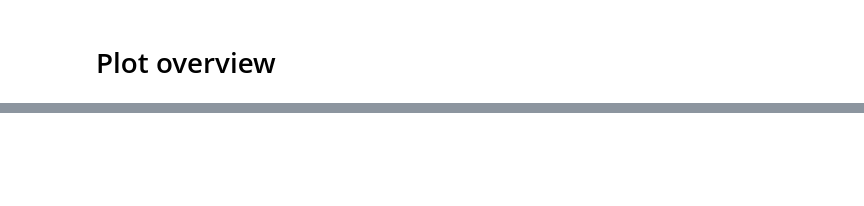
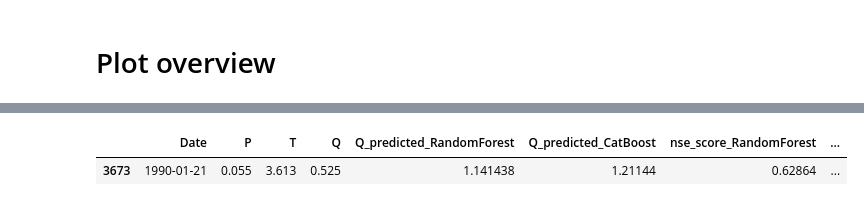
Before and after one commit to widmerc/GEO475, a Jupyter notebook: model_ml.ipynb, the cells around one changed output, grey strips where cells are left out. Cells and saved outputs as stored; diff of their text form; code cells hidden in the pictures; blank space fills up the shorter version.

Commit message:
update_catboost_nse3

```diff
--- a/model_ml.ipynb
+++ b/model_ml.ipynb
@@ -477,0 +497,10 @@ TypeError: missing a required argument: 'y_true'
+# %%
+test_set["nse_score_Catboost"] = nse_scorer(test_set["Q"], test_set["Q_predicted_CatBoost"])
+test_set["nse_score_RandomForest"] = nse_scorer(test_set["Q"], test_set["Q_predicted_RandomForest"])
+test_set_export = test_set[["Date","P", "T", "Q","Q_predicted_RandomForest","Q_predicted_CatBoost", "nse_score_RandomForest","nse_score_Catboost"]]
+# %%
+test_set_export.to_csv("PTQ_ML_25_75.txt", sep='\t', index=False)
+test_set_export.head(1)
+# %% [output]
+|  | Date | P | T | Q | Q_predicted_RandomForest | Q_predicted_CatBoost | nse_score_RandomForest | ... |
+| 3673 | 1990-01-21 | 0.055 | 3.613 | 0.525 | 1.141438 | 1.21144 | 0.62864 | ... |
```
Also changed, not shown: parts of 12 cells of this notebook, 7 other files.
